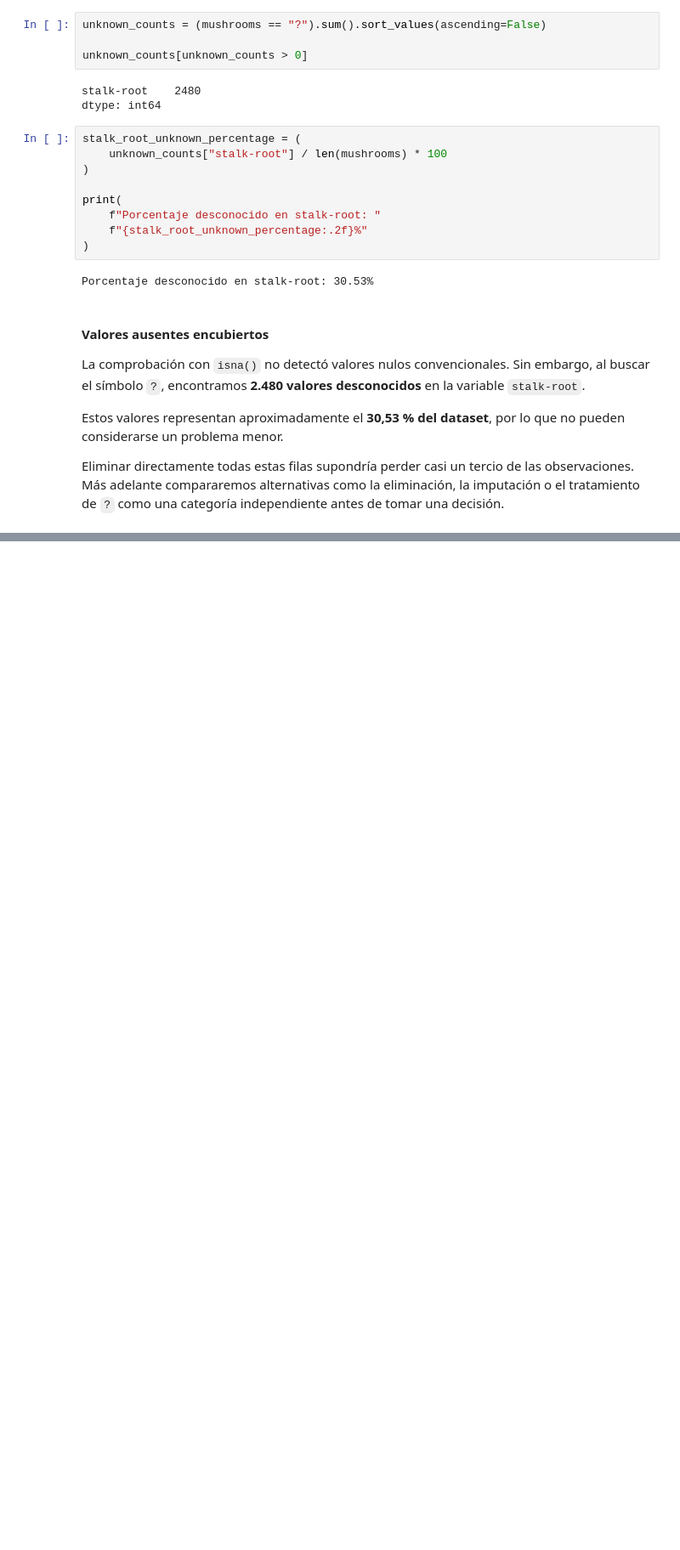
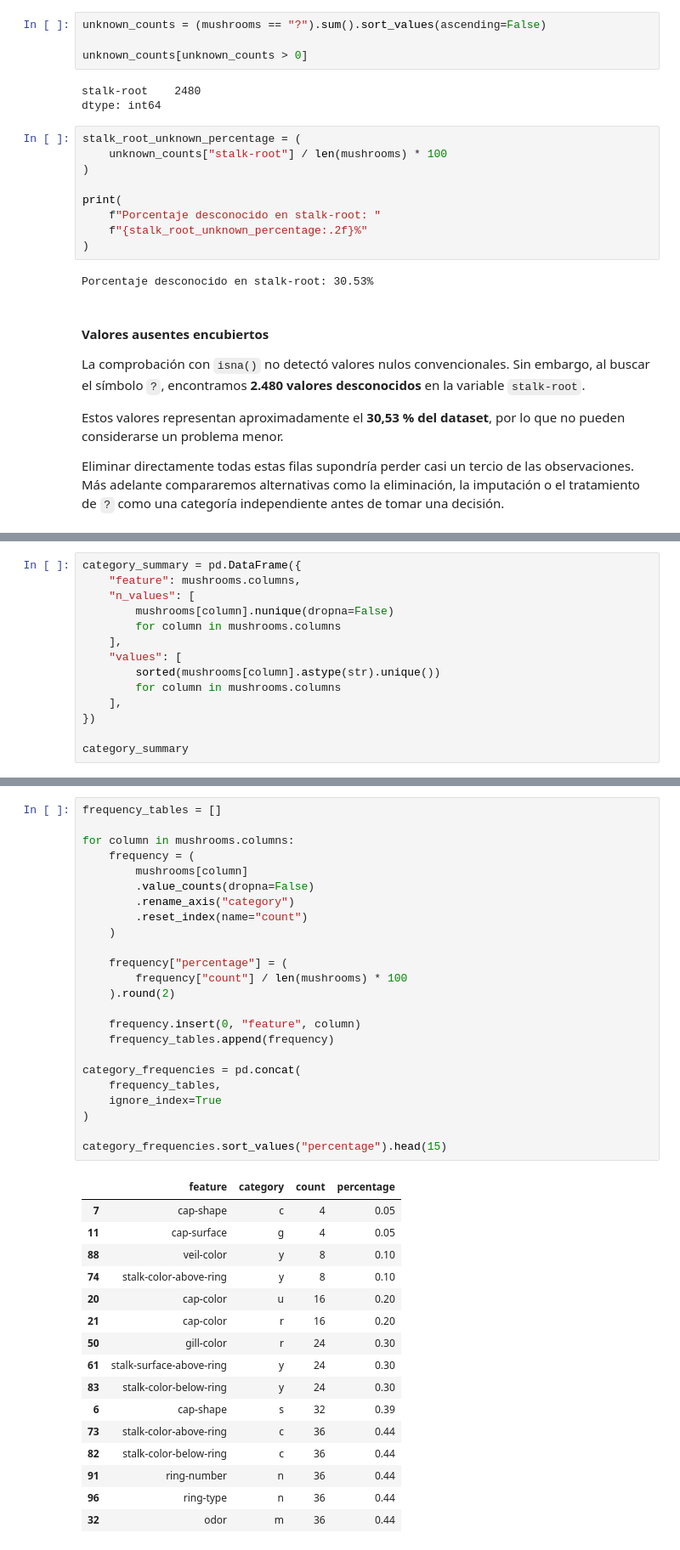
Before and after one commit to Bootcamp-IA-MAD-P7/project7-unsupervised-ml-Fernanda, a Jupyter notebook: clustering-Mushrooms.ipynb, the cells around one changed output, grey strips where cells are left out. Shown at 85% size. Drawn from its saved outputs; the diff is of its cells as text; blank space fills up the shorter version.

Commit message:
feat: add initial EDA for mushroom dataset

```diff
--- a/clustering-Mushrooms.ipynb
+++ b/clustering-Mushrooms.ipynb
@@ -154,0 +211,14 @@ Eliminar directamente todas estas filas supondría perder casi un tercio de las
+# %%
+category_summary = pd.DataFrame({
+    "feature": mushrooms.columns,
+    "n_values": [
+        mushrooms[column].nunique(dropna=False)
+        for column in mushrooms.columns
+    ],
+    "values": [
+        sorted(mushrooms[column].astype(str).unique())
+        for column in mushrooms.columns
+    ],
+})
+
+category_summary
@@ -154,0 +258,41 @@ Eliminar directamente todas estas filas supondría perder casi un tercio de las
+# %%
+frequency_tables = []
+
+for column in mushrooms.columns:
+    frequency = (
+        mushrooms[column]
+        .value_counts(dropna=False)
+        .rename_axis("category")
+        .reset_index(name="count")
+    )
+
+    frequency["percentage"] = (
+        frequency["count"] / len(mushrooms) * 100
+    ).round(2)
+
+    frequency.insert(0, "feature", column)
+    frequency_tables.append(frequency)
+
+category_frequencies = pd.concat(
+    frequency_tables,
+    ignore_index=True
+)
+
+category_frequencies.sort_values("percentage").head(15)
+# %% [output]
+|  | feature | category | count | percentage |
+| 7 | cap-shape | c | 4 | 0.05 |
+| 11 | cap-surface | g | 4 | 0.05 |
+| 88 | veil-color | y | 8 | 0.10 |
+| 74 | stalk-color-above-ring | y | 8 | 0.10 |
+| 20 | cap-color | u | 16 | 0.20 |
+| 21 | cap-color | r | 16 | 0.20 |
+| 50 | gill-color | r | 24 | 0.30 |
+| 61 | stalk-surface-above-ring | y | 24 | 0.30 |
+| 83 | stalk-color-below-ring | y | 24 | 0.30 |
+| 6 | cap-shape | s | 32 | 0.39 |
+| 73 | stalk-color-above-ring | c | 36 | 0.44 |
+| 82 | stalk-color-below-ring | c | 36 | 0.44 |
+| 91 | ring-number | n | 36 | 0.44 |
+| 96 | ring-type | n | 36 | 0.44 |
+| 32 | odor | m | 36 | 0.44 |
```
Also changed, not shown: parts of 7 cells of this notebook.
